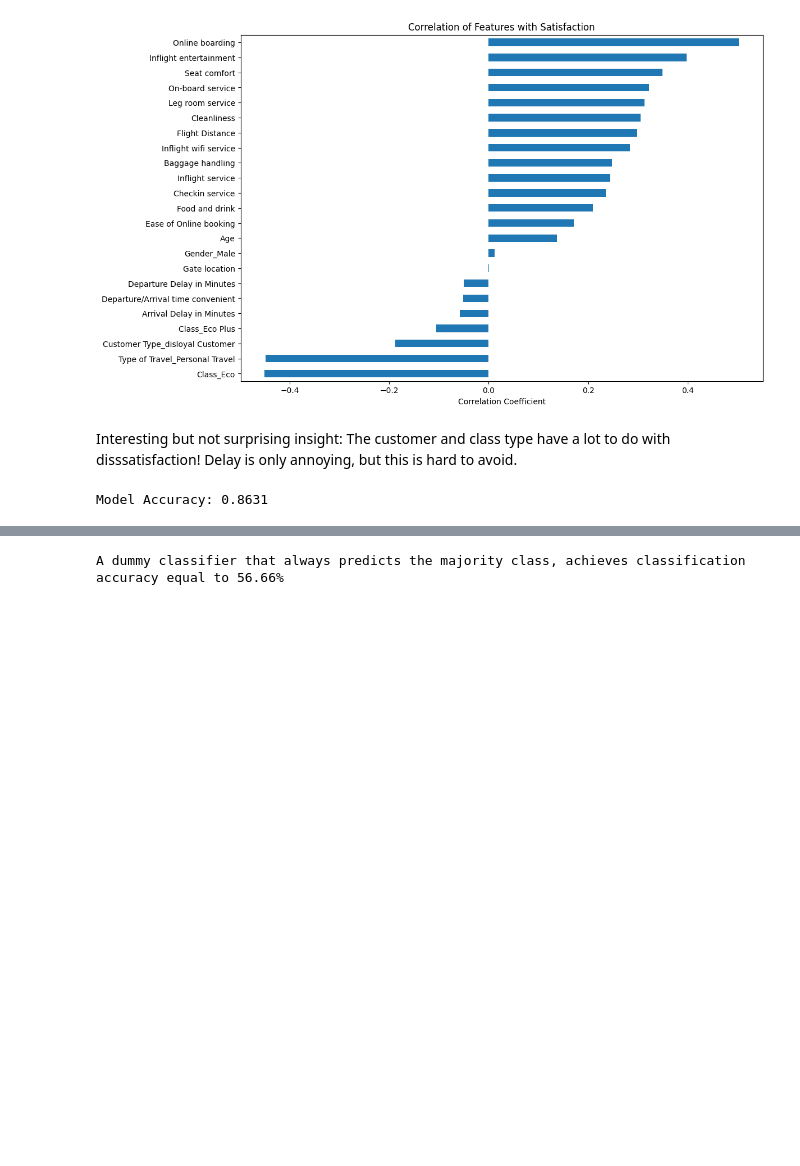
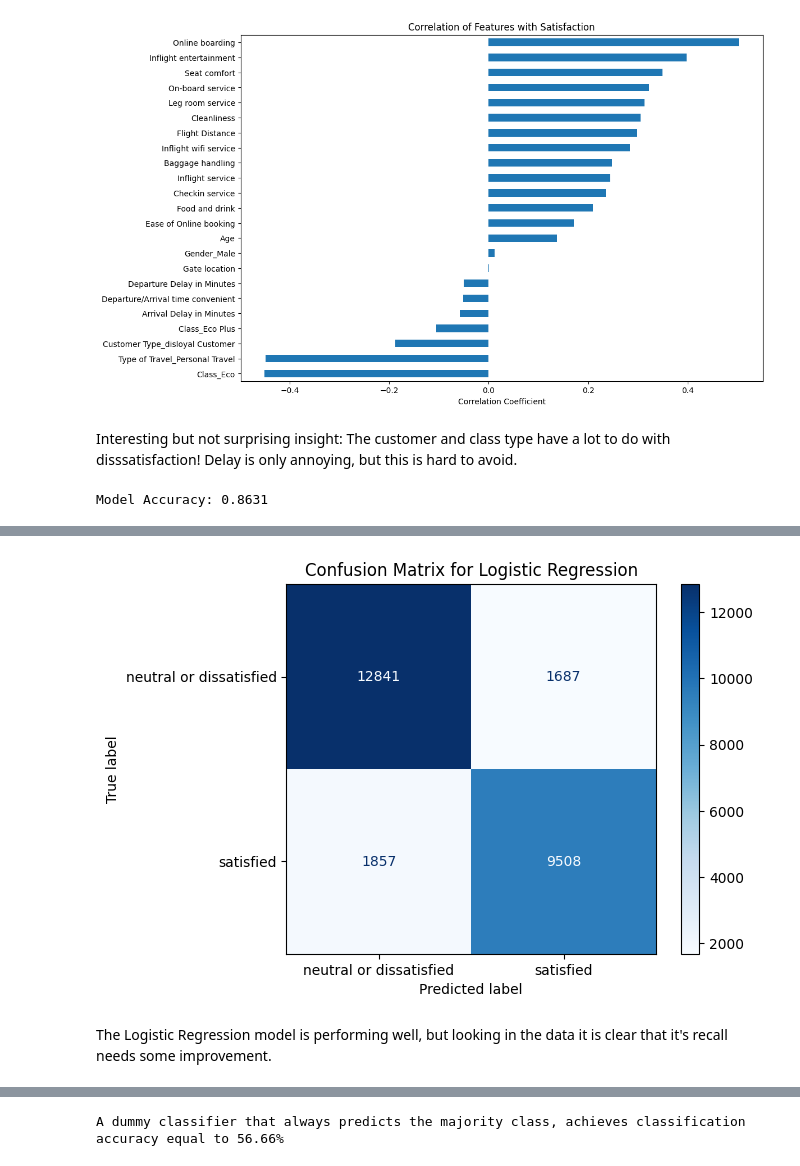
Before and after one commit to bence-szabo-git/ESMT_IML, a Jupyter notebook: notebooks/Satisfaction_Homework.ipynb, the cells around one changed output, grey strips where cells are left out. Drawn from its saved outputs; the diff is of its cells as text; code cells hidden in the pictures; blank space fills up the shorter version.

```diff
--- a/notebooks/Satisfaction_Homework.ipynb
+++ b/notebooks/Satisfaction_Homework.ipynb
@@ -225,0 +284,15 @@ Model Accuracy: 0.8631
+# %%
+from sklearn.metrics import confusion_matrix, ConfusionMatrixDisplay
+
+# Compute confusion matrix for Logistic Regression
+cm = confusion_matrix(y_test_encoded, y_pred)
+
+# Display the confusion matrix
+disp = ConfusionMatrixDisplay(confusion_matrix=cm, display_labels=['neutral or dissatisfied', 'satisfied'])
+disp.plot(cmap='Blues')
+plt.title('Confusion Matrix for Logistic Regression')
+plt.show()
+# %% [output]
+[figure, added]
+# %% [markdown]
+The Logistic Regression model is performing well, but looking in the data it is clear that it's recall needs some improvement.
```
Also changed, not shown: parts of 32 cells of this notebook.
